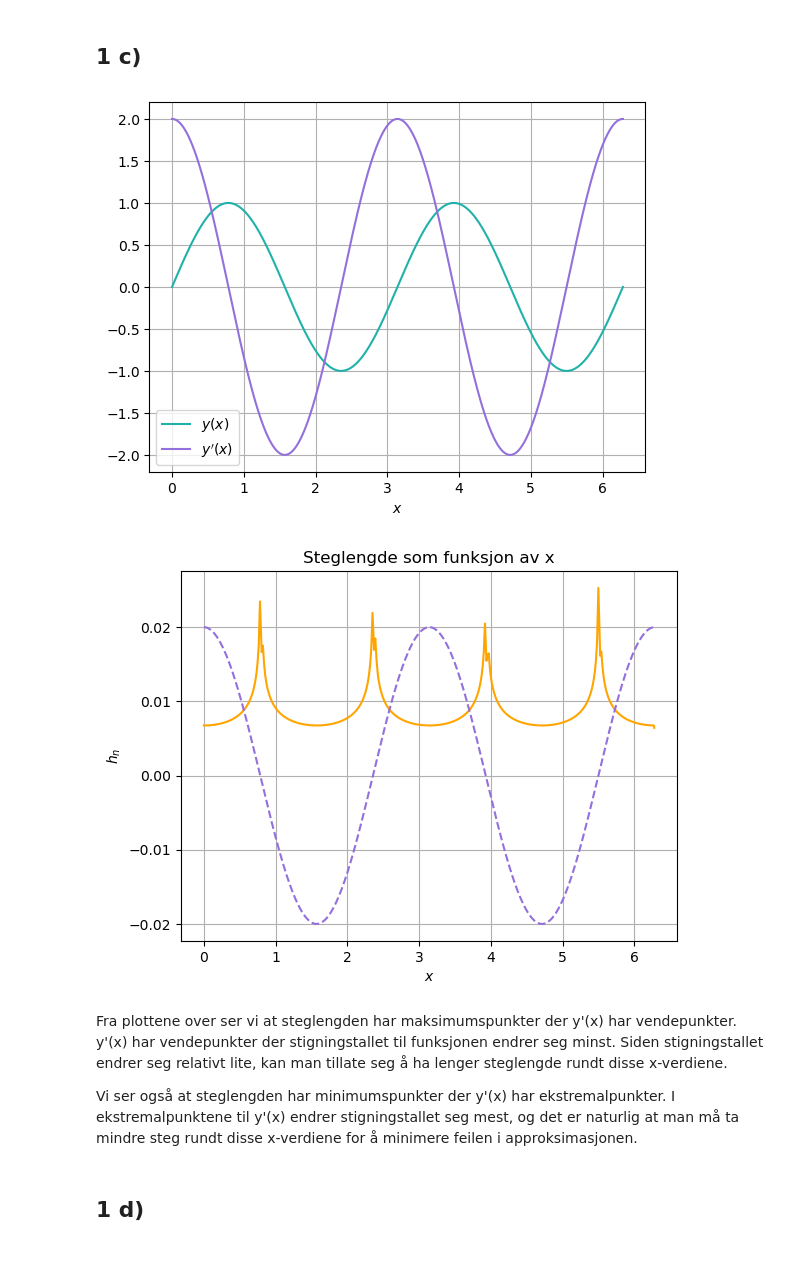
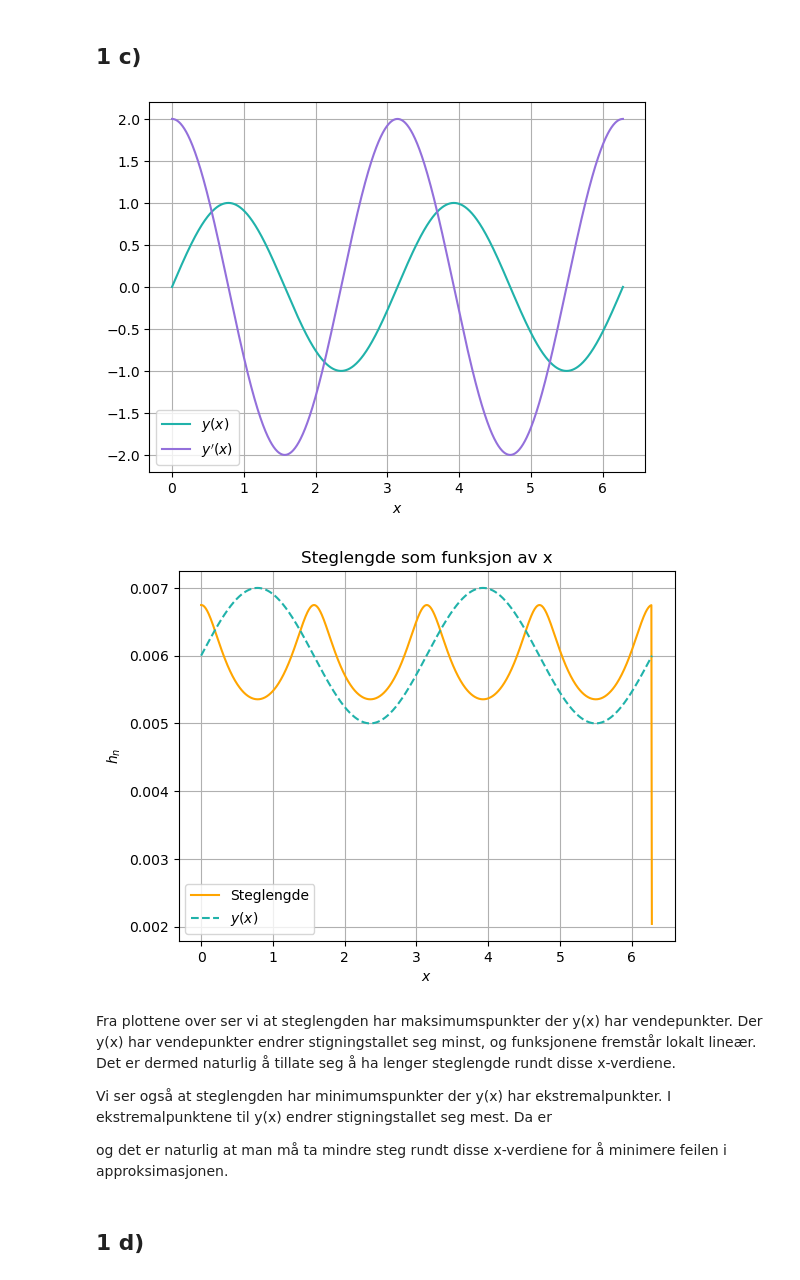
Before and after one commit to marieke-vaske/VitBer-TekFys, a Jupyter notebook: Sammenslåing av oppgave 1.ipynb, the cells around one changed output. Drawn from its saved outputs; the diff is of its cells as text; code cells hidden in the pictures.

```diff
--- a/Sammenslåing av oppgave 1.ipynb
+++ b/Sammenslåing av oppgave 1.ipynb
@@ -33,7 +33,7 @@ def RungeKutta_32(x_init, x_end, y_init, f, alpha, h_0, tol):
         k_4 = f(x_next, y_next)
         z_next = y_n + (1/24)*h_n*(7*k_1 + 6*k_2 + 8*k_3 + 3*k_4)       # Beregner alternativ y for sammenligning
 
-        est = abs(y_next[0] - z_next[0])
+        est = np.linalg.norm(y_next - z_next)
         if est < tol:                                                   # Sjekker om skrittet aksepteres
             n += 1                                                      # Oppdaterer antall skritt
             k_1 = k_4                                                   # Oppdaterer k_1
@@ -61,44 +61,47 @@ tol = 10**(-7)
 h_0 = 0.01
 
 y_init = np.array([0, 2])
 
 def f_array(x, y_array):                                                   # Definerer f som returnerer vektor
     f = -4*np.sin(2*x)
     f_array = np.array([y_array[1], f])
     return f_array
 
 
 x_values, y_matrix, step_array, n, n_total = RungeKutta_32(x_init, x_end, y_init, f_array, alpha, h_0, tol)
-y_values = y_matrix[:, 0]                                                   # Henter y-verdier
-dy_values = y_matrix[:, 1]                                                  # Henter dy-verdier
+y_values = y_matrix[:, 0]                                                  # Henter y-verdier
+dy_values = y_matrix[:, 1]                                                 # Henter dy-verdier
 
 
 # Plotter y(x) og y'(x)
 plt.plot(x_values, y_values, label = '$y(x)$', color = 'lightseagreen')
 plt.plot(x_values, dy_values, label = "$y'(x)$", color = 'mediumpurple')
 plt.xlabel('$x$')
 plt.grid()
 plt.legend()
 plt.show()
 
 # Plotter steglengden som funksjon av x
-plt.plot(x_values[:-1], step_array, color = 'orange')
-plt.plot(x_values, 0.01*dy_values, label = '$y(x)$', color = 'mediumpurple', linestyle = '--')
+plt.plot(x_values[:-1], step_array, label = 'Steglengde', color = 'orange')
+plt.plot(x_values, 0.001*y_values+0.006, label = '$y(x)$', color = 'lightseagreen', linestyle = '--')
 
 plt.title('Steglengde som funksjon av x')
 plt.xlabel('$x$')
 plt.ylabel('$h_n$')
+plt.legend()
 plt.grid()
 plt.show()
 # %% [output]
 [figure]
-[figure, old version]
+[figure, new version]
 # %% [markdown]
-Fra plottene over ser vi at steglengden har maksimumspunkter der y'(x) har vendepunkter.
-y'(x) har vendepunkter der stigningstallet til funksjonen endrer seg minst. Siden stigningstallet endrer seg relativt lite, kan man tillate seg å ha lenger steglengde rundt disse x-verdiene.
+Fra plottene over ser vi at steglengden har maksimumspunkter der y(x) har vendepunkter.
+Der y(x) har vendepunkter endrer stigningstallet seg minst, og funksjonene fremstår lokalt lineær. Det er dermed naturlig å tillate seg å ha lenger steglengde rundt disse x-verdiene.
 
-Vi ser også at steglengden har minimumspunkter der y'(x) har ekstremalpunkter.
-I ekstremalpunktene til y'(x) endrer stigningstallet seg mest, og det er naturlig at man må ta mindre steg rundt disse x-verdiene for å minimere feilen i approksimasjonen.
+Vi ser også at steglengden har minimumspunkter der y(x) har ekstremalpunkter.
+I ekstremalpunktene til y(x) endrer stigningstallet seg mest. Da er
+
+og det er naturlig at man må ta mindre steg rundt disse x-verdiene for å minimere feilen i approksimasjonen.
 # %% [markdown]
 ## 1 d)
 # %%
```
Also changed, not shown: parts of 5 cells of this notebook.
